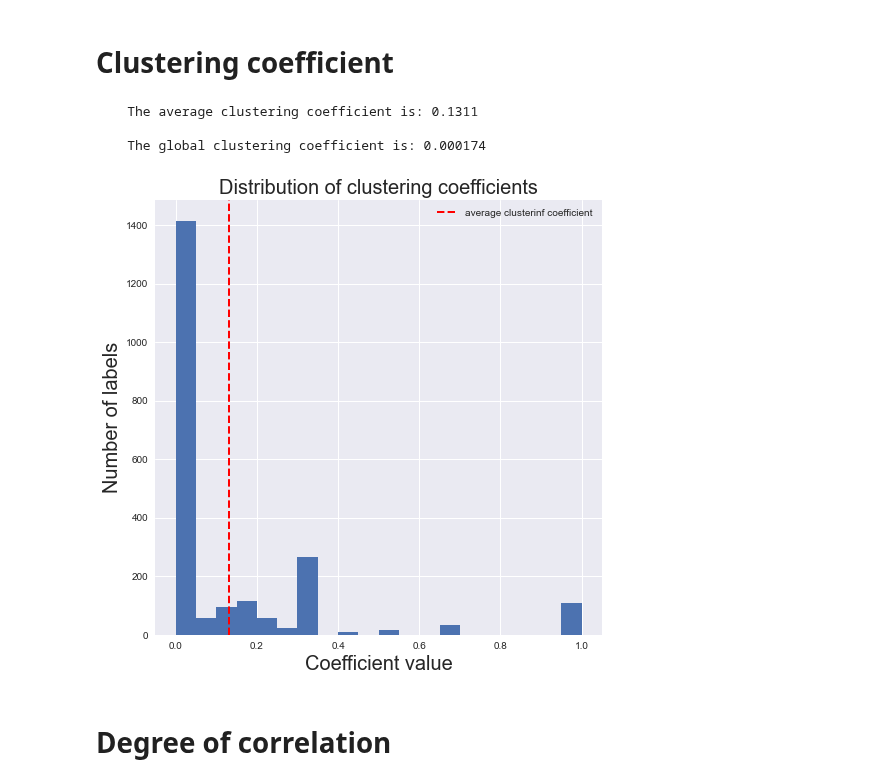
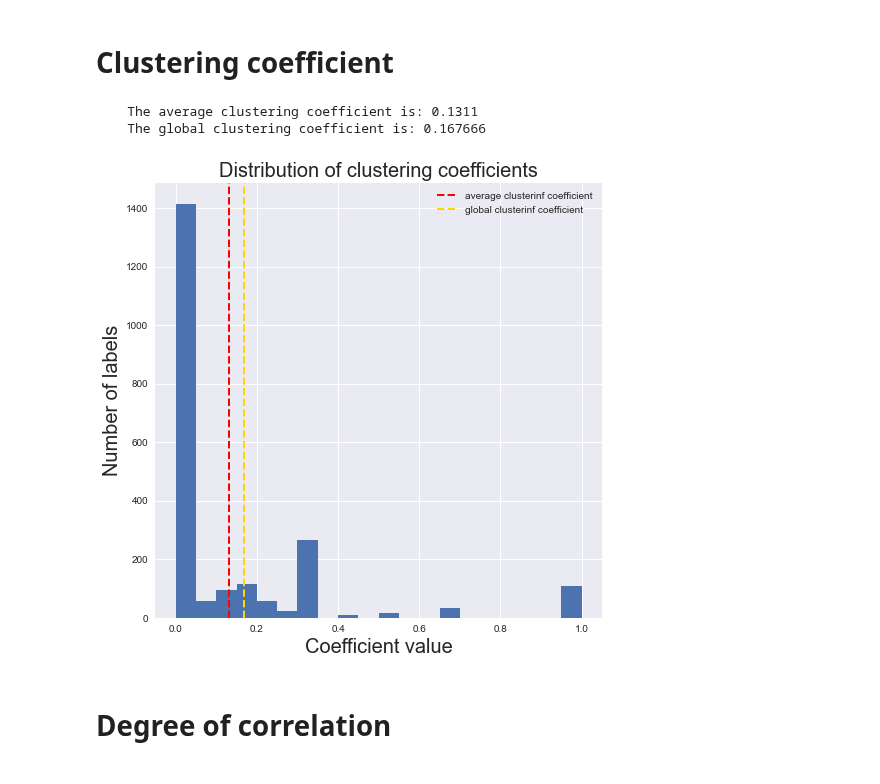
Before and after one commit to Dudgit/datalab, a Jupyter notebook: notebooks/main.ipynb, the cells around one changed output. Saved outputs shown, nothing was run; the diff lists cells and outputs as text; code cells hidden in the pictures.

Commit message:
gold line addded

```diff
--- a/notebooks/main.ipynb
+++ b/notebooks/main.ipynb
@@ -103,9 +113,13 @@ The average degree of distribution is 3.2621
 # Clustering coefficient
 # %%
 ntriangles = sum([ x for x in  nx.triangles(G2).values()])
-k = sum([G2.degree(g) for g in G2.nodes])
-
-numoftriplets = k*(k-1)/2
+numoftriplets = 0
+# calculating the number of triples
+for n in G2.nodes():
+    for k in G2.neighbors(n):
+        for m in G2.neighbors(k):
+            if m != n:
+                numoftriplets += 1
 # %%
 
 print(
@@ -113,7 +127,6 @@ print(
     The average clustering coefficient is: {
                 nx.average_clustering(G2)
                                         :.4f}
-
     The global clustering coefficient is: {
         3*ntriangles/numoftriplets
     :.6f}
@@ -121,18 +134,18 @@ print(
 )
 # %% [output]
     The average clustering coefficient is: 0.1311
-
-    The global clustering coefficient is: 0.000174
+    The global clustering coefficient is: 0.167666
 # %%
 plt.title("Distribution of clustering coefficients")
 plt.xlabel("Coefficient value")
 plt.ylabel("Number of labels")
 plt.hist(nx.clustering(G2).values(), bins= 20)
 plt.axvline(nx.average_clustering(G2),color = "red",label = "average clusterinf coefficient",linestyle = "--")
+plt.axvline(3*ntriangles/numoftriplets,color = "gold",label = "global clusterinf coefficient",linestyle = "--")
 plt.legend()
 None
 # %% [output]
-[figure, old version]
+[figure, new version]
 # %% [markdown]
 # Degree of correlation
 # %%
```
Also changed, not shown: parts of 5 cells of this notebook, 2 other files.
